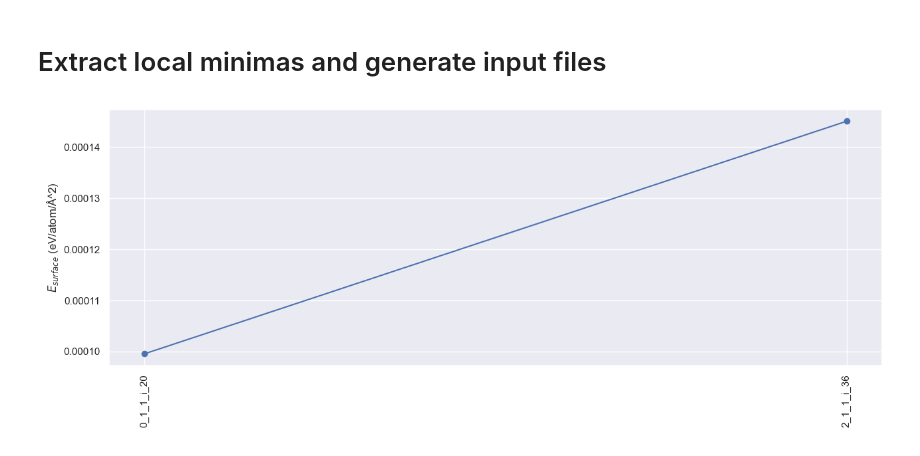
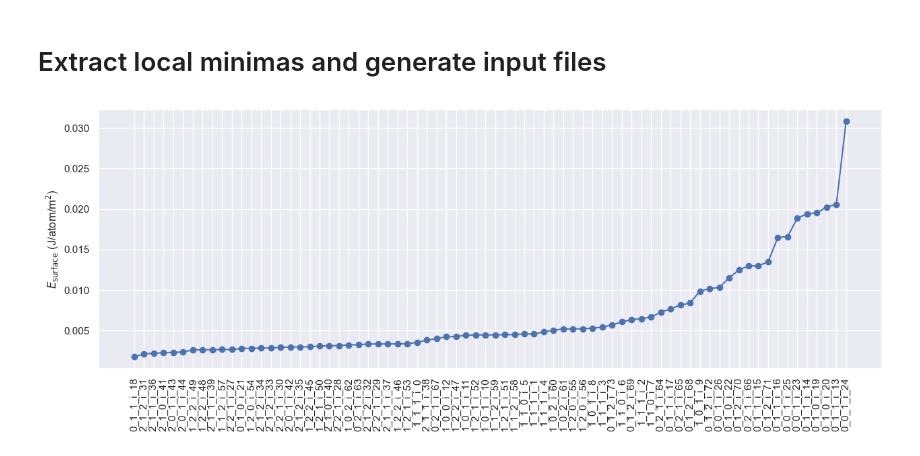
Before and after one commit to CibranLopez/SurfAIcing, a Jupyter notebook: iterate-slabs.ipynb, the cells around one changed output. Saved outputs shown, nothing was run; the diff lists cells and outputs as text; code cells hidden in the pictures.

```diff
--- a/iterate-slabs.ipynb
+++ b/iterate-slabs.ipynb
@@ -13,7 +13,7 @@ cuequivariance or cuequivariance_torch is not available. Cuequivariance accelera
 We only consider coherent interfaces (which has matching lattices from both sides of the interface, meaning that there is a repeat along the interface that lets build periodicity along the interface surface).
 # %%
 # Define name to reference folder which stores the energies of each slab
-slab_folder = '/Users/cibran/Desktop/BiSeI-slabs'
+slab_folder = '/Users/cibran/Desktop/SbSBr-slabs'
 # %% [markdown]
 The surface formation energy ($E_{surface}$) can be expressed in terms of the area ($S$) of the surface, the energy ($E_{slab}$) of the slab and the energy of the bulk system ($E_{bulk}$) as:
 
@@ -104,6 +124,7 @@ E_total/atom = -4.3 eV/atom
 # Extract local minimas and generate input files
 # %%
 slp.plot_ranking(surface_energies_of_formation,
-                filename=f'{slab_folder}/ranking.eps')
+                 ylabel=r'$E_{\text{surface}}$ (J/atom/m$^2$)',
+                 filename=f'{slab_folder}/ranking.png', dpi=300)
 # %% [output]
-[figure, old version]
+[figure, new version]
```
Also changed, not shown: parts of 2 cells of this notebook, 3 other files.
